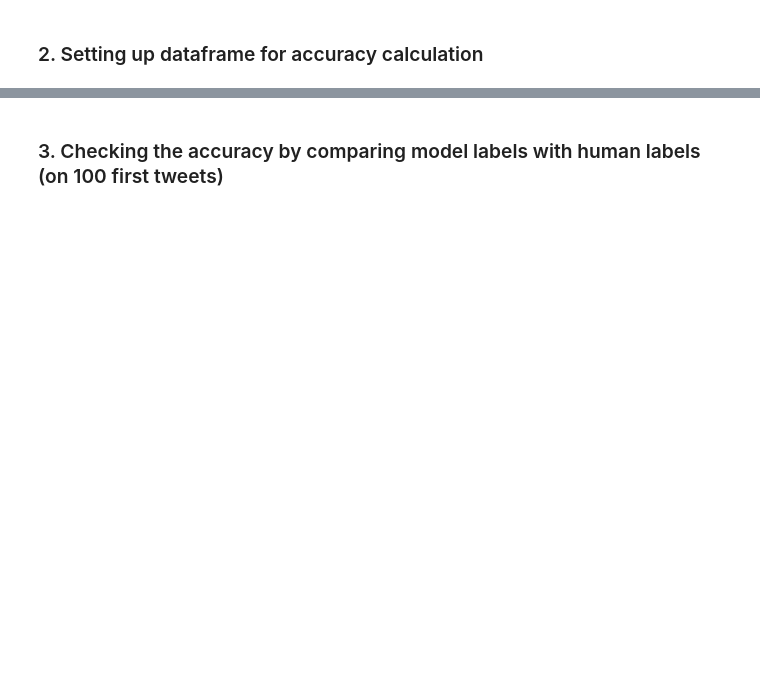
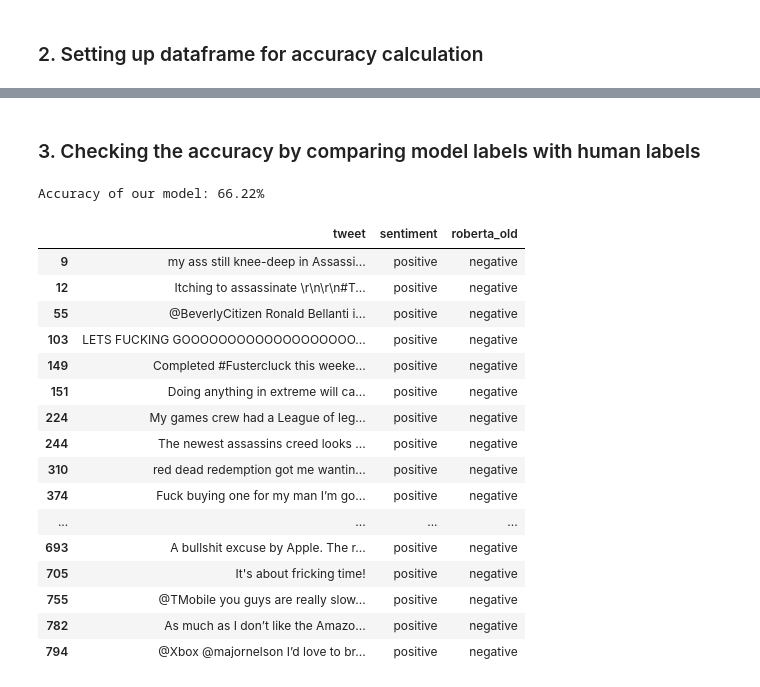
Before and after one commit to skyrimer/DBL-Micro-Soft, a Jupyter notebook: Split 2/Sentiment_analysis/model_accuracy.ipynb, the cells around one changed output, grey strips where cells are left out. Cells and saved outputs as stored; diff of their text form; code cells hidden in the pictures; blank space fills up the shorter version.

```diff
--- a/Split 2/Sentiment_analysis/model_accuracy.ipynb
+++ b/Split 2/Sentiment_analysis/model_accuracy.ipynb
@@ -98,6 +118,8 @@ df_test.head()
 # %% [markdown]
-### 3. Checking the accuracy by comparing model labels with human labels (on 100 first tweets)
+### 3. Checking the accuracy by comparing model labels with human labels
 # %%
 matches = df_test['sentiment'] == df_test['roberta_old']
 percentage_matches = matches.mean() * 100
-print(f"Accuracy of roberta_old model: {percentage_matches:.2f}%")
+print(f"Accuracy of our model: {percentage_matches:.2f}%")
+# %% [output]
+Accuracy of our model: 66.22%
@@ -111,0 +126,20 @@ print(f"Accuracy of bertweet model: {percentage_matches:.2f}%")
+# %%
+df_test[["tweet", "sentiment", "roberta_old"]].query("sentiment == 'positive' and roberta_old == 'negative'").head(20)
+# %% [output]
+|  | tweet | sentiment | roberta_old |
+| 9 | my ass still knee-deep in Assassi... | positive | negative |
+| 12 | Itching to assassinate \r\n\r\n#T... | positive | negative |
+| 55 | @BeverlyCitizen Ronald Bellanti i... | positive | negative |
+| 103 | LETS FUCKING GOOOOOOOOOOOOOOOOOOO... | positive | negative |
+| 149 | Completed #Fustercluck this weeke... | positive | negative |
+| 151 | Doing anything in extreme will ca... | positive | negative |
+| 224 | My games crew had a League of leg... | positive | negative |
+| 244 | The newest assassins creed looks ... | positive | negative |
+| 310 | red dead redemption got me wantin... | positive | negative |
+| 374 | Fuck buying one for my man I’m go... | positive | negative |
+| ... | ... | ... | ... |
+| 693 | A bullshit excuse by Apple. The r... | positive | negative |
+| 705 | It's about fricking time! | positive | negative |
+| 755 | @TMobile you guys are really slow... | positive | negative |
+| 782 | As much as I don’t like the Amazo... | positive | negative |
+| 794 | @Xbox @majornelson I’d love to br... | positive | negative |
```
Also changed, not shown: parts of 10 cells of this notebook, 3 other files.
